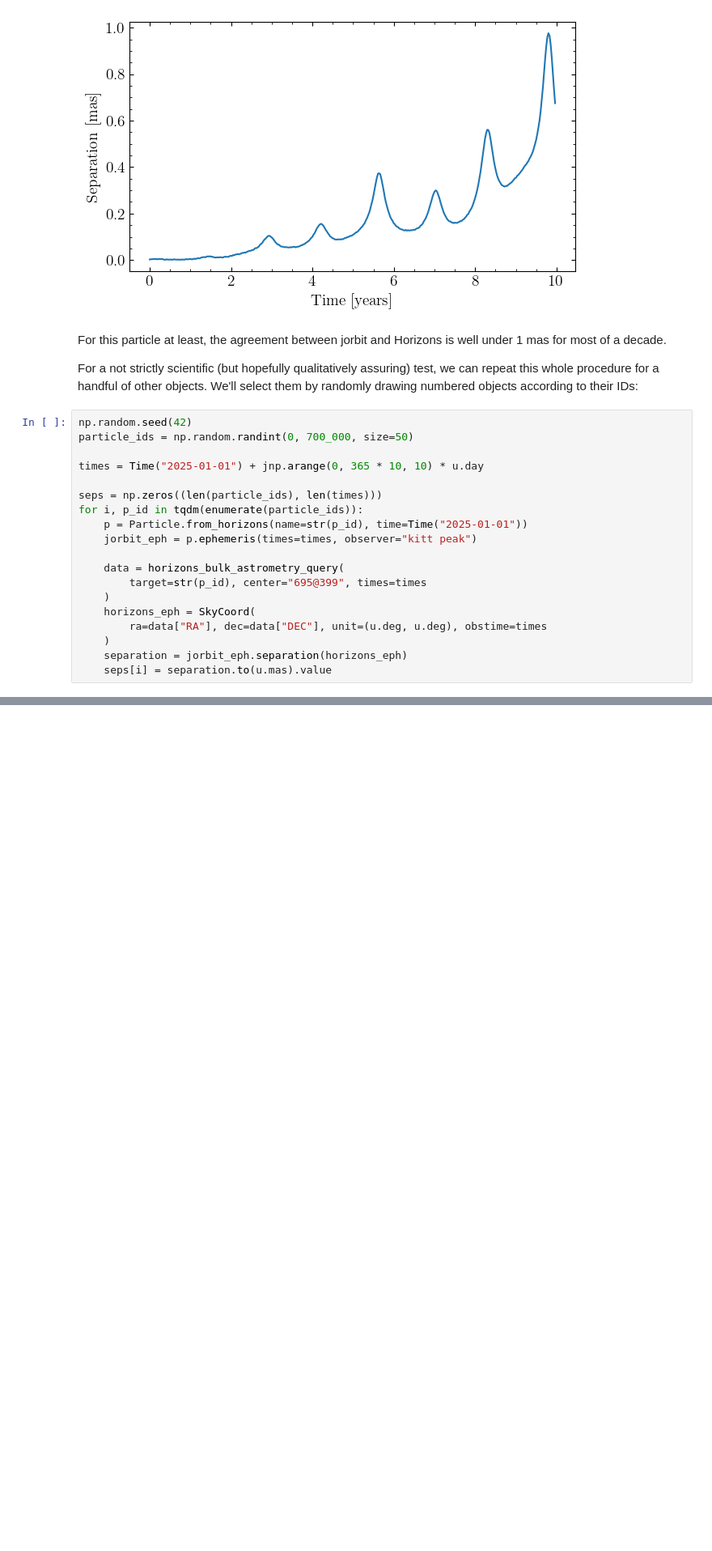
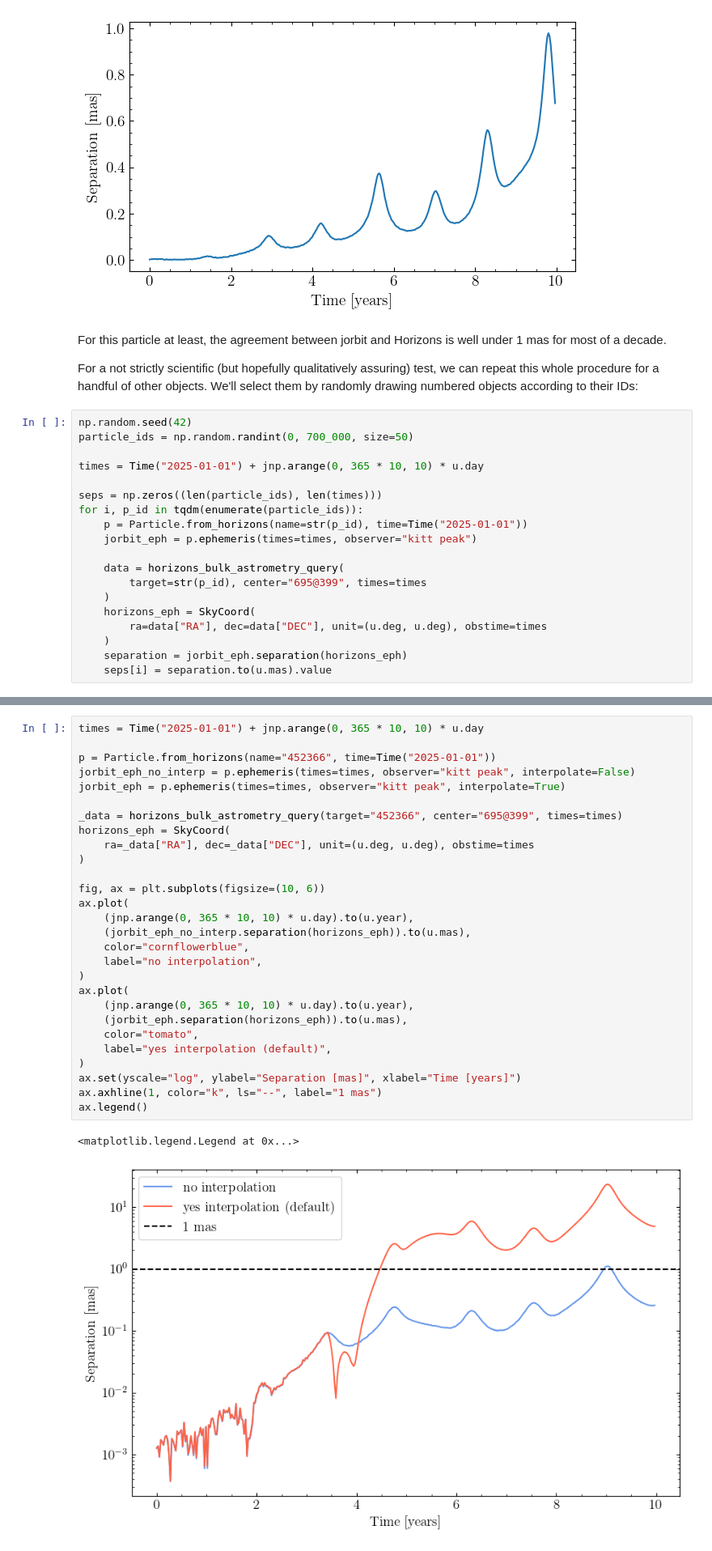
Before and after one commit to ben-cassese/jorbit, a Jupyter notebook: docs/tutorials/skip_tests/compare_w_horizons.ipynb, the cells around one changed output, grey strips where cells are left out. Shown at 81% size. Saved outputs shown, nothing was run; the diff lists cells and outputs as text; blank space fills up the shorter version.

```diff
--- a/docs/tutorials/skip_tests/compare_w_horizons.ipynb
+++ b/docs/tutorials/skip_tests/compare_w_horizons.ipynb
@@ -81,0 +173,31 @@ Thankfully it looks like (274301) Wikipedia wasn't just a lucky guess and that m
+# %%
+times = Time("2025-01-01") + jnp.arange(0, 365 * 10, 10) * u.day
+
+p = Particle.from_horizons(name="452366", time=Time("2025-01-01"))
+jorbit_eph_no_interp = p.ephemeris(times=times, observer="kitt peak", interpolate=False)
+jorbit_eph = p.ephemeris(times=times, observer="kitt peak", interpolate=True)
+
+_data = horizons_bulk_astrometry_query(target="452366", center="695@399", times=times)
+horizons_eph = SkyCoord(
+    ra=_data["RA"], dec=_data["DEC"], unit=(u.deg, u.deg), obstime=times
+)
+
+fig, ax = plt.subplots(figsize=(10, 6))
+ax.plot(
+    (jnp.arange(0, 365 * 10, 10) * u.day).to(u.year),
+    (jorbit_eph_no_interp.separation(horizons_eph)).to(u.mas),
+    color="cornflowerblue",
+    label="no interpolation",
+)
+ax.plot(
+    (jnp.arange(0, 365 * 10, 10) * u.day).to(u.year),
+    (jorbit_eph.separation(horizons_eph)).to(u.mas),
+    color="tomato",
+    label="yes interpolation (default)",
+)
+ax.set(yscale="log", ylabel="Separation [mas]", xlabel="Time [years]")
+ax.axhline(1, color="k", ls="--", label="1 mas")
+ax.legend()
+# %% [output]
+<matplotlib.legend.Legend at 0x...>
+[figure, added]
```
Also changed, not shown: parts of 13 cells of this notebook, 1 other file.
